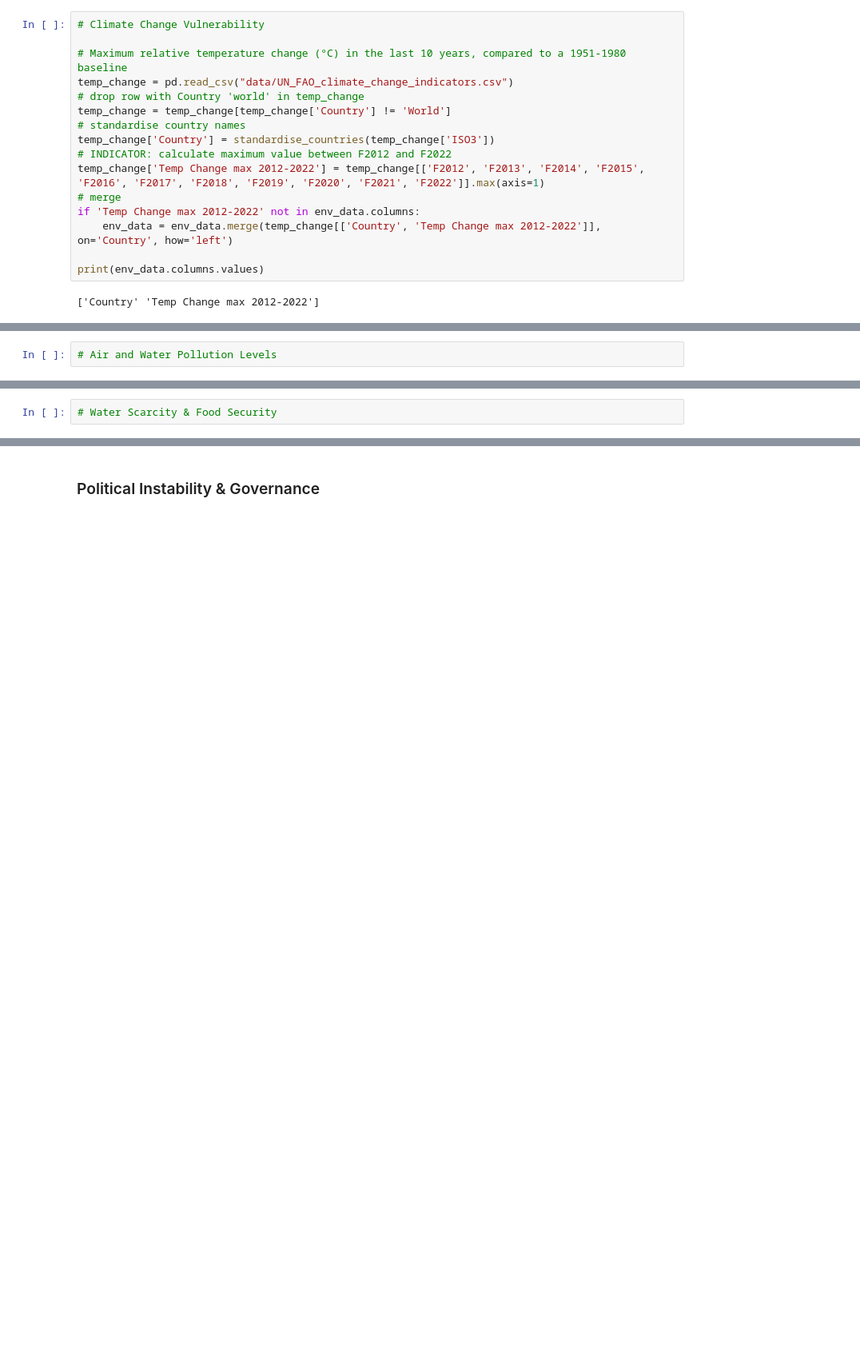
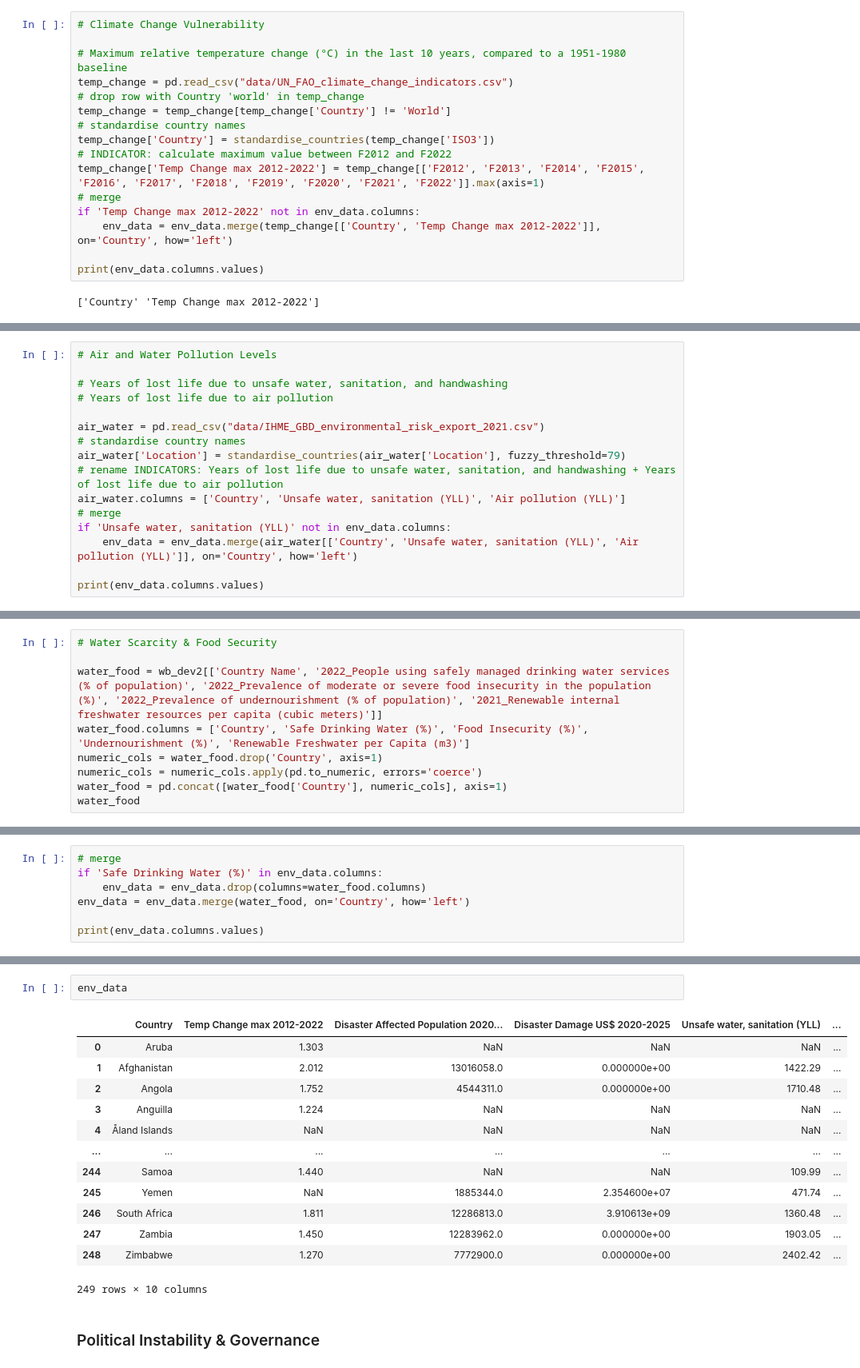
Before and after one commit to arth3mis/global-societal-endangerment-index, a Jupyter notebook: composite_index.ipynb, the cells around one changed output, grey strips where cells are left out. Shown at 80% size. Drawn from its saved outputs; the diff is of its cells as text; blank space fills up the shorter version.

```diff
--- a/composite_index.ipynb
+++ b/composite_index.ipynb
@@ -110,3 +164,17 @@ print(env_data.columns.values)
  'Disaster Affected Population 2020-2025' 'Disaster Damage US$ 2020-2025']
 # %%
 # Air and Water Pollution Levels
+
+# Years of lost life due to unsafe water, sanitation, and handwashing
+# Years of lost life due to air pollution
+
+air_water = pd.read_csv("data/IHME_GBD_environmental_risk_export_2021.csv")
+# standardise country names
+air_water['Location'] = standardise_countries(air_water['Location'], fuzzy_threshold=79)
+# rename INDICATORS: Years of lost life due to unsafe water, sanitation, and handwashing + Years of lost life due to air pollution
+air_water.columns = ['Country', 'Unsafe water, sanitation (YLL)', 'Air pollution (YLL)']
+# merge
+if 'Unsafe water, sanitation (YLL)' not in env_data.columns:
+    env_data = env_data.merge(air_water[['Country', 'Unsafe water, sanitation (YLL)', 'Air pollution (YLL)']], on='Country', how='left')
+
+print(env_data.columns.values)
@@ -112,0 +248,9 @@ print(env_data.columns.values)
+# %%
+# Water Scarcity & Food Security
+
+water_food = wb_dev2[['Country Name', '2022_People using safely managed drinking water services (% of population)', '2022_Prevalence of moderate or severe food insecurity in the population (%)', '2022_Prevalence of undernourishment (% of population)', '2021_Renewable internal freshwater resources per capita (cubic meters)']]
+water_food.columns = ['Country', 'Safe Drinking Water (%)', 'Food Insecurity (%)', 'Undernourishment (%)', 'Renewable Freshwater per Capita (m3)']
+numeric_cols = water_food.drop('Country', axis=1)
+numeric_cols = numeric_cols.apply(pd.to_numeric, errors='coerce')
+water_food = pd.concat([water_food['Country'], numeric_cols], axis=1)
+water_food
@@ -113,2 +271,7 @@ print(env_data.columns.values)
 # %%
-# Water Scarcity & Food Security
+# merge
+if 'Safe Drinking Water (%)' in env_data.columns:
+    env_data = env_data.drop(columns=water_food.columns)
+env_data = env_data.merge(water_food, on='Country', how='left')
+
+print(env_data.columns.values)
@@ -115,3 +300,19 @@ print(env_data.columns.values)
+# %%
+env_data
+# %% [output]
+|  | Country | Temp Change max 2012-2022 | Disaster Affected Population 2020... | Disaster Damage US$ 2020-2025 | Unsafe water, sanitation (YLL) | ... |
+| 0 | Aruba | 1.303 | NaN | NaN | NaN | ... |
+| 1 | Afghanistan | 2.012 | 13016058.0 | 0.000000e+00 | 1422.29 | ... |
+| 2 | Angola | 1.752 | 4544311.0 | 0.000000e+00 | 1710.48 | ... |
+| 3 | Anguilla | 1.224 | NaN | NaN | NaN | ... |
+| 4 | Åland Islands | NaN | NaN | NaN | NaN | ... |
+| ... | ... | ... | ... | ... | ... | ... |
+| 244 | Samoa | 1.440 | NaN | NaN | 109.99 | ... |
+| 245 | Yemen | NaN | 1885344.0 | 2.354600e+07 | 471.74 | ... |
+| 246 | South Africa | 1.811 | 12286813.0 | 3.910613e+09 | 1360.48 | ... |
+| 247 | Zambia | 1.450 | 12283962.0 | 0.000000e+00 | 1903.05 | ... |
+| 248 | Zimbabwe | 1.270 | 7772900.0 | 0.000000e+00 | 2402.42 | ... |
+249 rows × 10 columns
 # %% [markdown]
 ### Political Instability & Governance
 # %%
```
Also changed, not shown: parts of 12 cells of this notebook.
